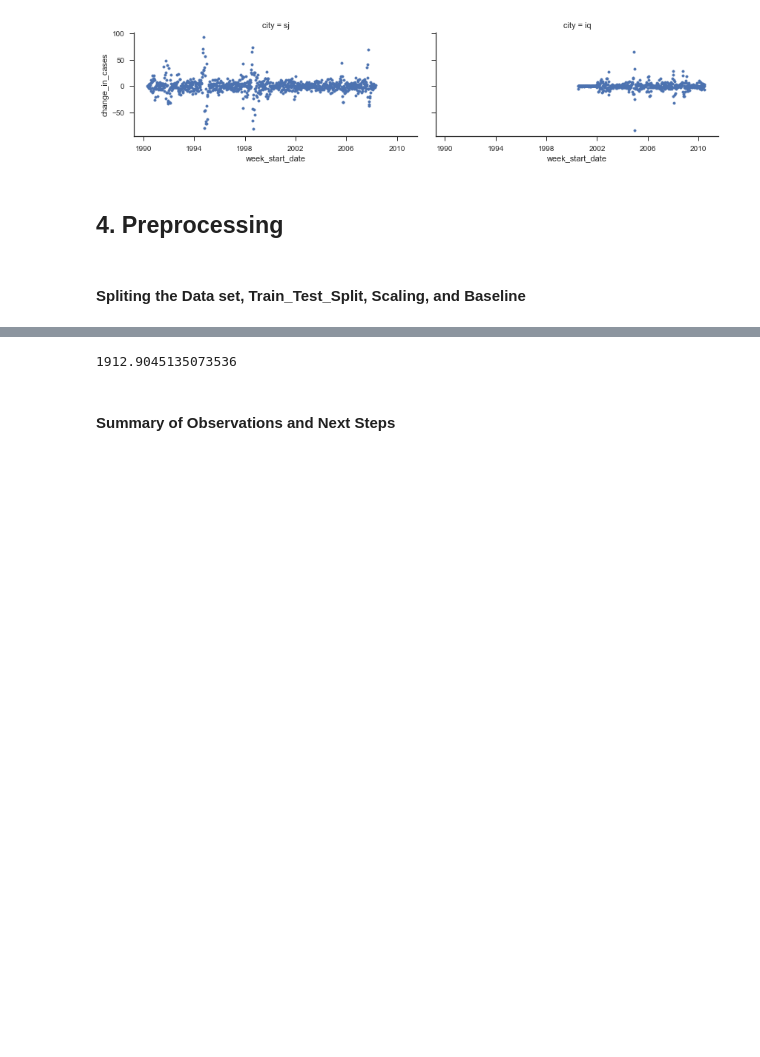
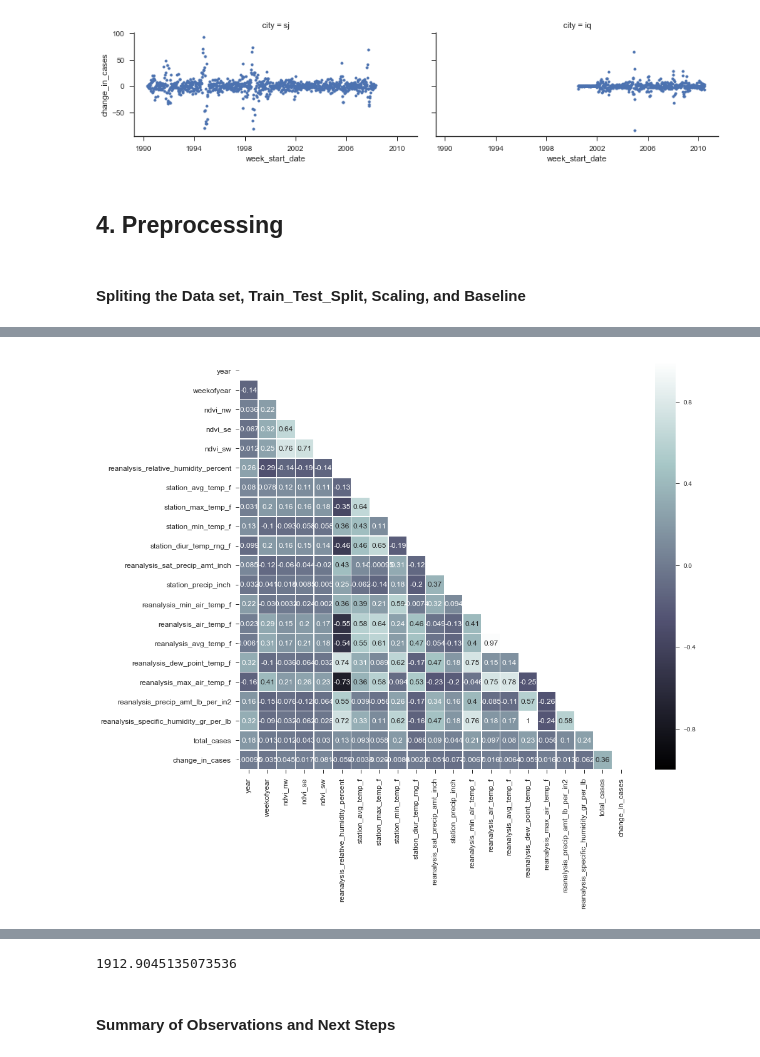
Before and after one commit to emmacorbino/Capstone, a Jupyter notebook: Capstone.ipynb, the cells around one changed output, grey strips where cells are left out. Saved outputs shown, nothing was run; the diff lists cells and outputs as text; code cells hidden in the pictures; blank space fills up the shorter version.

```diff
--- a/Capstone.ipynb
+++ b/Capstone.ipynb
@@ -930,0 +989,16 @@ dengue_iq = dengue[dengue.city=='iq'].copy()
+# %%
+corr_iq = dengue_iq.corr()
+
+fig, ax = plt.subplots(figsize=(14,12))
+
+mask = np.zeros_like(corr_iq, dtype=np.bool)
+mask[np.triu_indices_from(mask)] = True
+
+ax = sns.heatmap(corr_iq, mask=mask, ax=ax, annot=True, cmap="bone",  linewidths=.5)
+
+ax.set_xticklabels(ax.xaxis.get_ticklabels(), fontsize=12)
+ax.set_yticklabels(ax.yaxis.get_ticklabels(), fontsize=12)
+
+plt.show()
+# %% [output]
+[figure, added]
```
Also changed, not shown: parts of 80 cells of this notebook.
